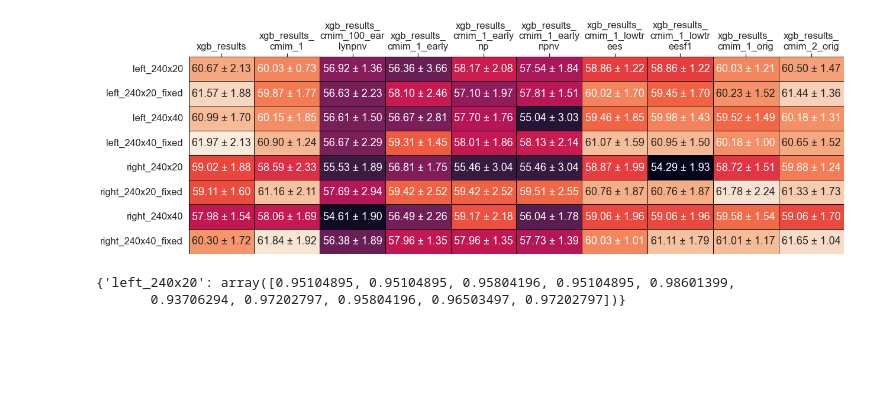
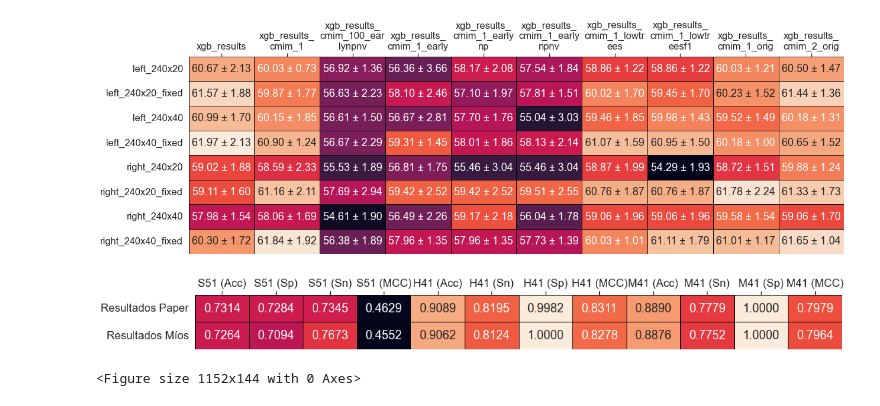
Before and after one commit to Nosferath/iris_gender_python_final, a Jupyter notebook: xgboost_benchmark_results.ipynb, the cells around one changed output. Saved outputs shown, nothing was run; the diff lists cells and outputs as text; code cells hidden in the pictures; blank space fills up the shorter version.

Commit message:
Added loading for more benchmark datasets

```diff
--- a/xgboost_benchmark_results.ipynb
+++ b/xgboost_benchmark_results.ipynb
@@ -42,5 +19,0 @@ benchmark_nucleo = {  # Resultados originales del paper de nucleótidos
-# %%
-print(cancer_acc)
-# %% [output]
-{'left_240x20': array([0.95104895, 0.95104895, 0.95804196, 0.95104895, 0.98601399,
-       0.93706294, 0.97202797, 0.95804196, 0.96503497, 0.97202797])}
@@ -46,0 +60,13 @@ print(cancer_acc)
+# %%
+res = {'Resultados Paper': benchmark_nucleo,
+       'Resultados Míos': nucleo_acc}
+res_txt = {'Resultados Paper': {i: f'{v:.4f}' for i, v in benchmark_nucleo.items()},
+       'Resultados Míos': {i: f'{v:.4f}' for i, v in nucleo_acc.items()}}
+df_res = pd.DataFrame(res).transpose()
+df_txt = pd.DataFrame(res_txt).transpose()
+# %%
+generate_table_from_df(df_res, df_txt, r'S:\iris_gender_python_final\_additional_xgb_tests\nucleotids',
+                       'comparacion_s51.png', figsize=(16, 2), display=True)
+# %% [output]
+[figure, added]
+<Figure size 1152x144 with 0 Axes>
```
Also changed, not shown: parts of 14 cells of this notebook, 2 other files.
